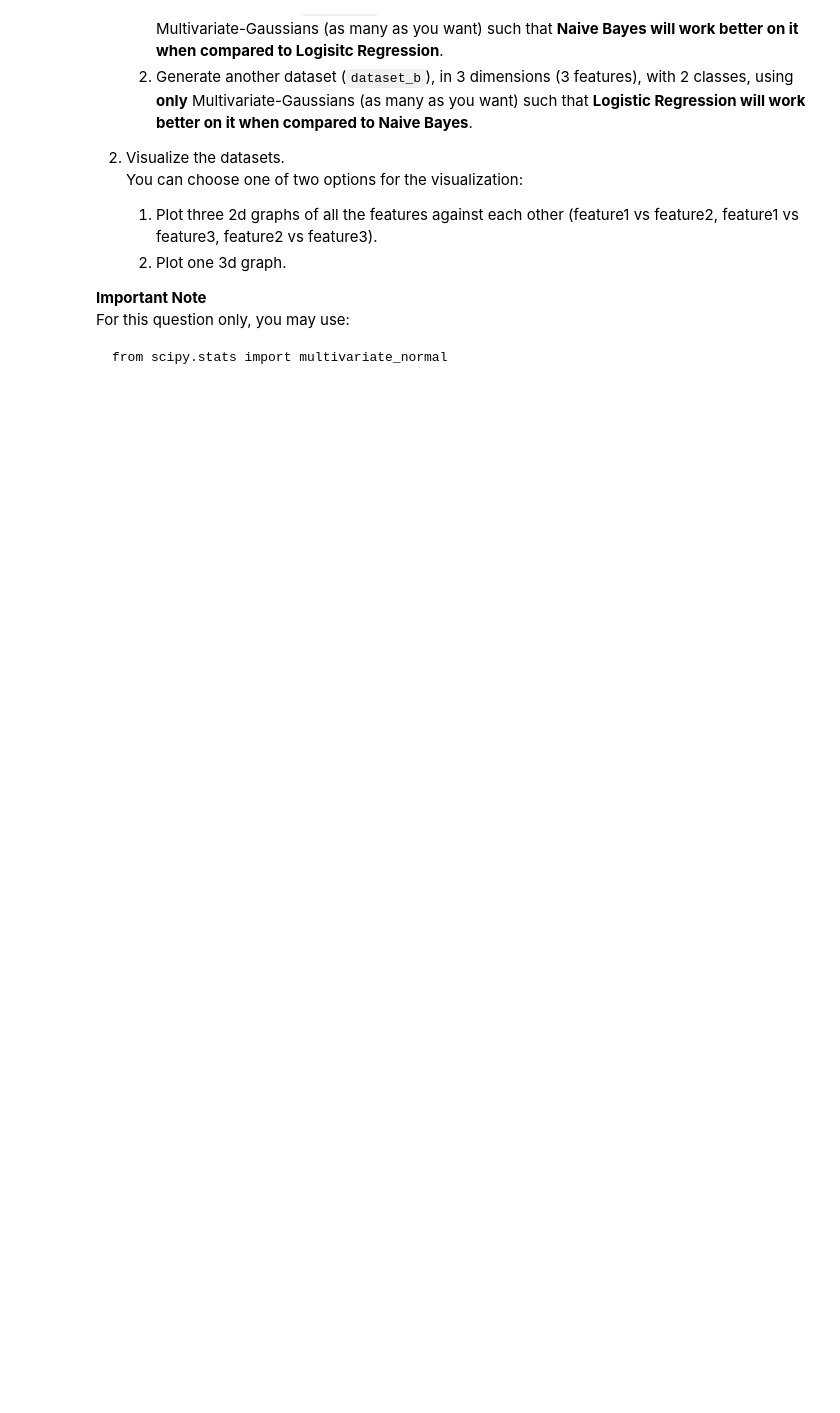
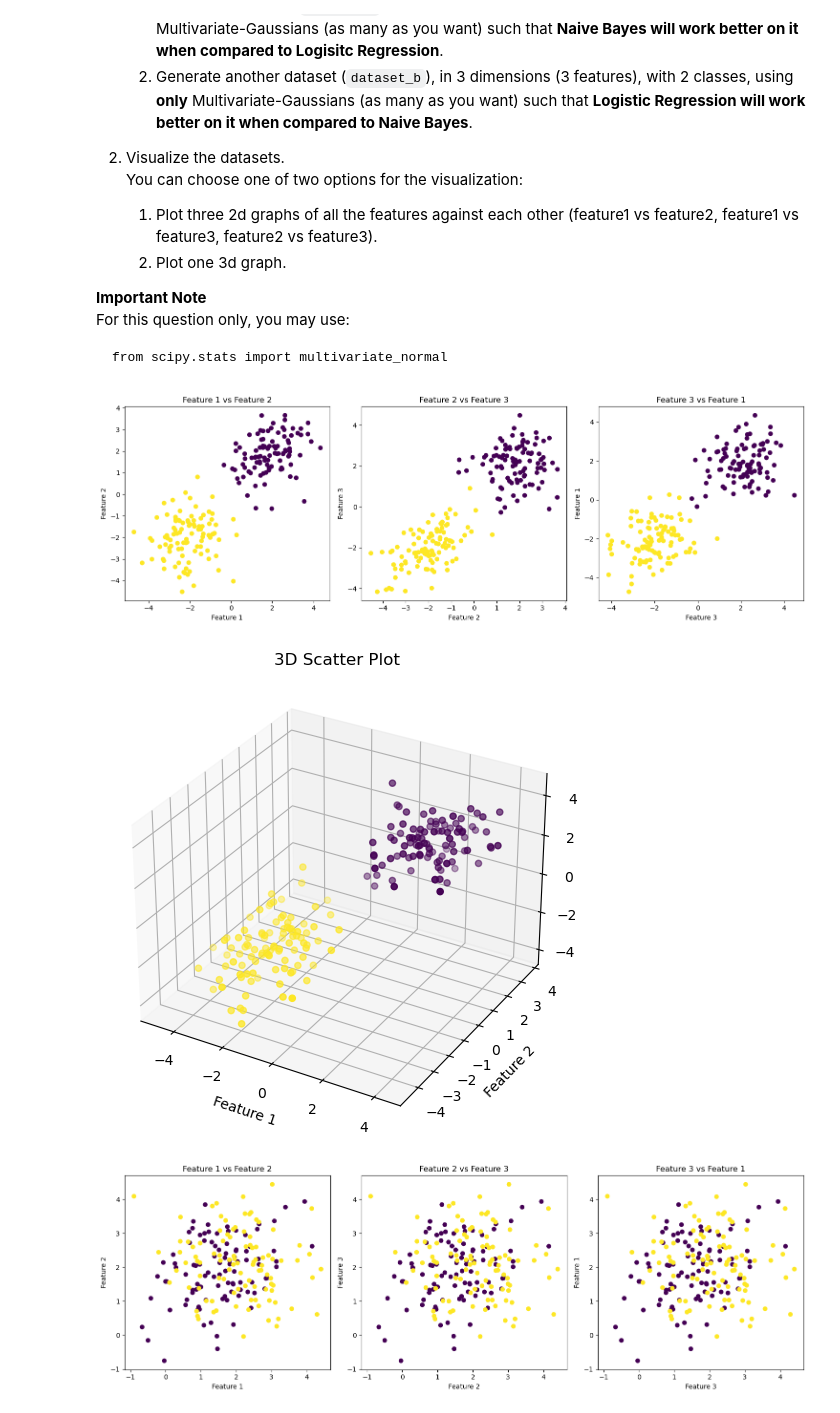
Before and after one commit to LiorRefael7/ML, a Jupyter notebook: hwa4/hwa4.ipynb, the cells around one changed output. Cells and saved outputs as stored; diff of their text form; code cells hidden in the pictures; blank space fills up the shorter version.

```diff
--- a/hwa4/hwa4.ipynb
+++ b/hwa4/hwa4.ipynb
@@ -413,0 +394,6 @@ from hw4 import generate_datasets
+# %%
+generate_datasets()
+# %% [output]
+[figure, added]
+[figure, added]
+[figure, added]
```
Also changed, not shown: parts of 9 cells of this notebook, 2 other files.
